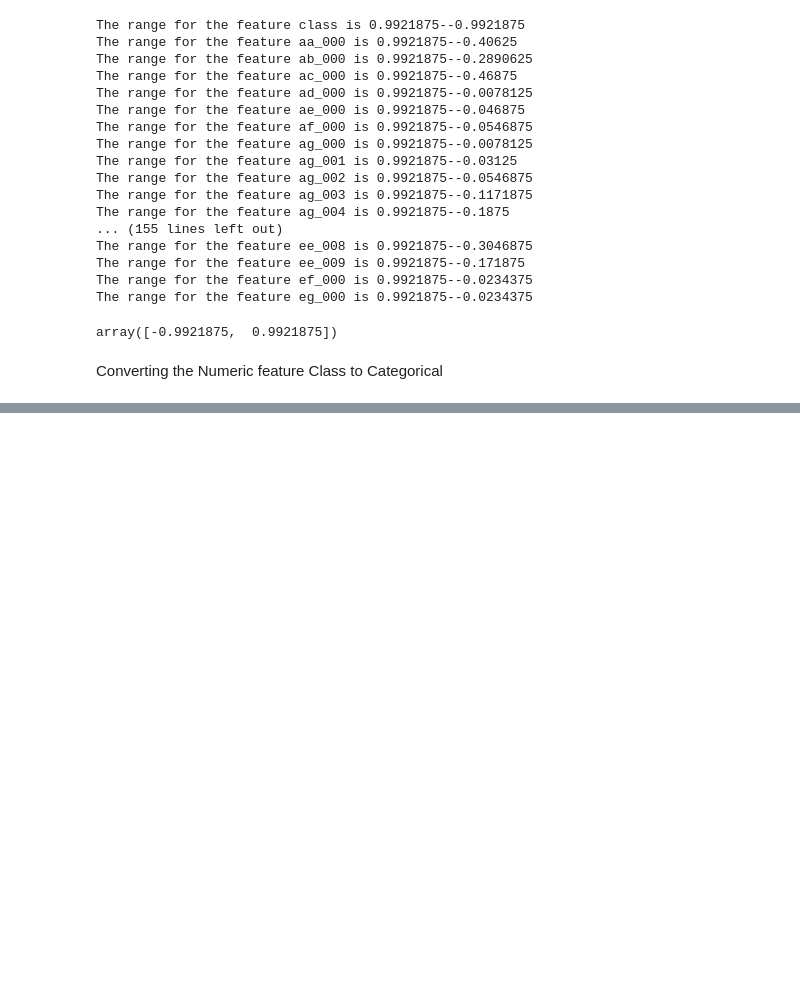
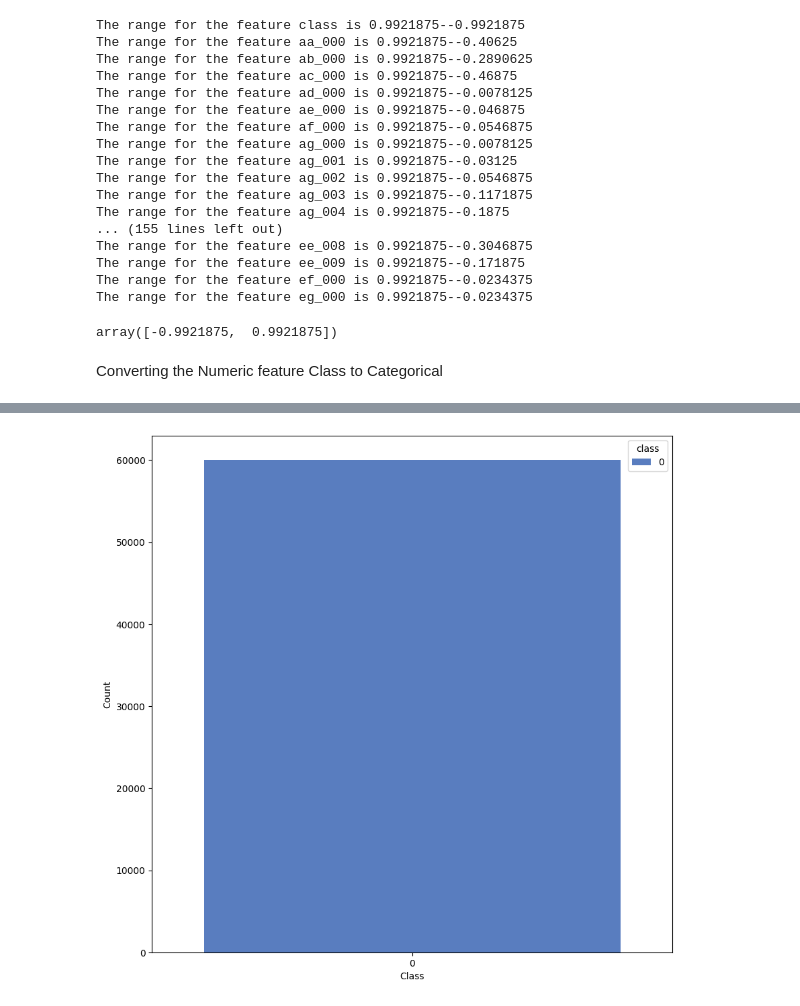
Before and after one commit to SuvitKumar003/LiveSensor, a Jupyter notebook: EDA.ipynb, the cells around one changed output, grey strips where cells are left out. Cells and saved outputs as stored; diff of their text form; code cells hidden in the pictures; blank space fills up the shorter version.

```diff
--- a/EDA.ipynb
+++ b/EDA.ipynb
@@ -137,0 +138,8 @@ Name: class, Length: 60000, dtype: int64
+# %%
+plt.figure(figsize=(10,10))
+sns.countplot(x='class',data=df,palette='muted',hue='class')
+plt.xlabel('Class')
+plt.ylabel('Count')
+plt.show()
+# %% [output]
+[figure, added]
```
Also changed, not shown: parts of 1 cell of this notebook.
